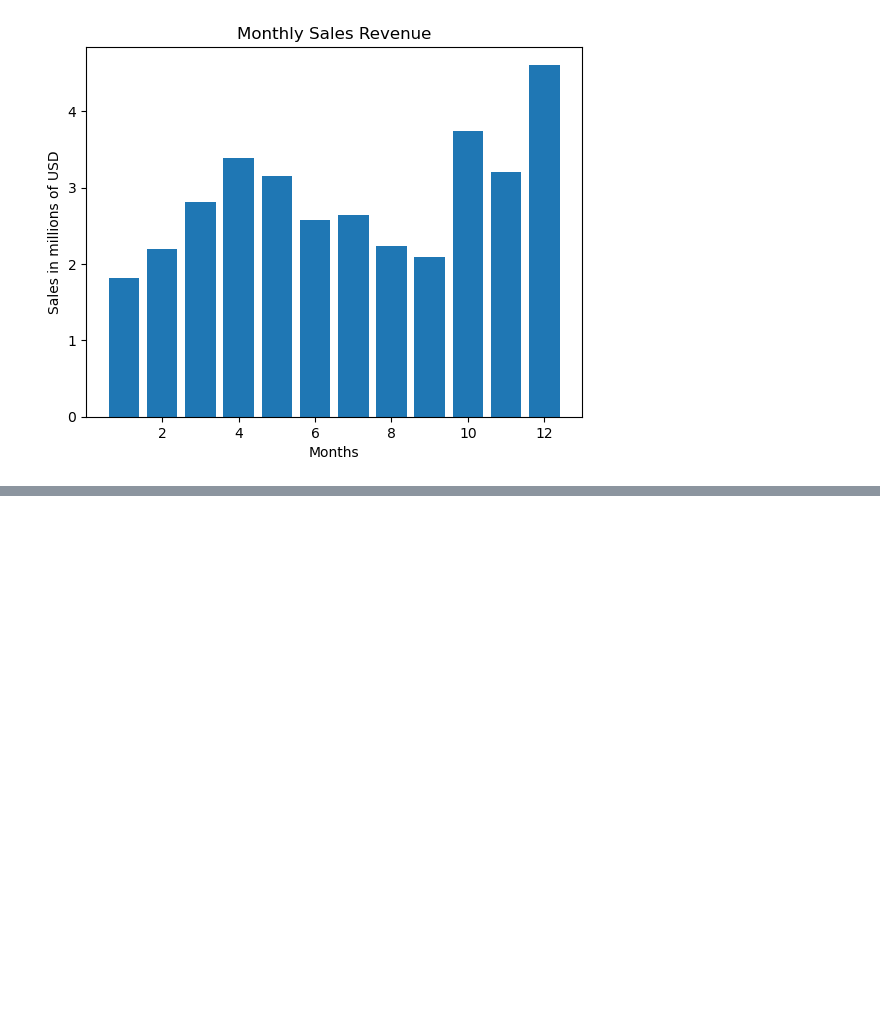
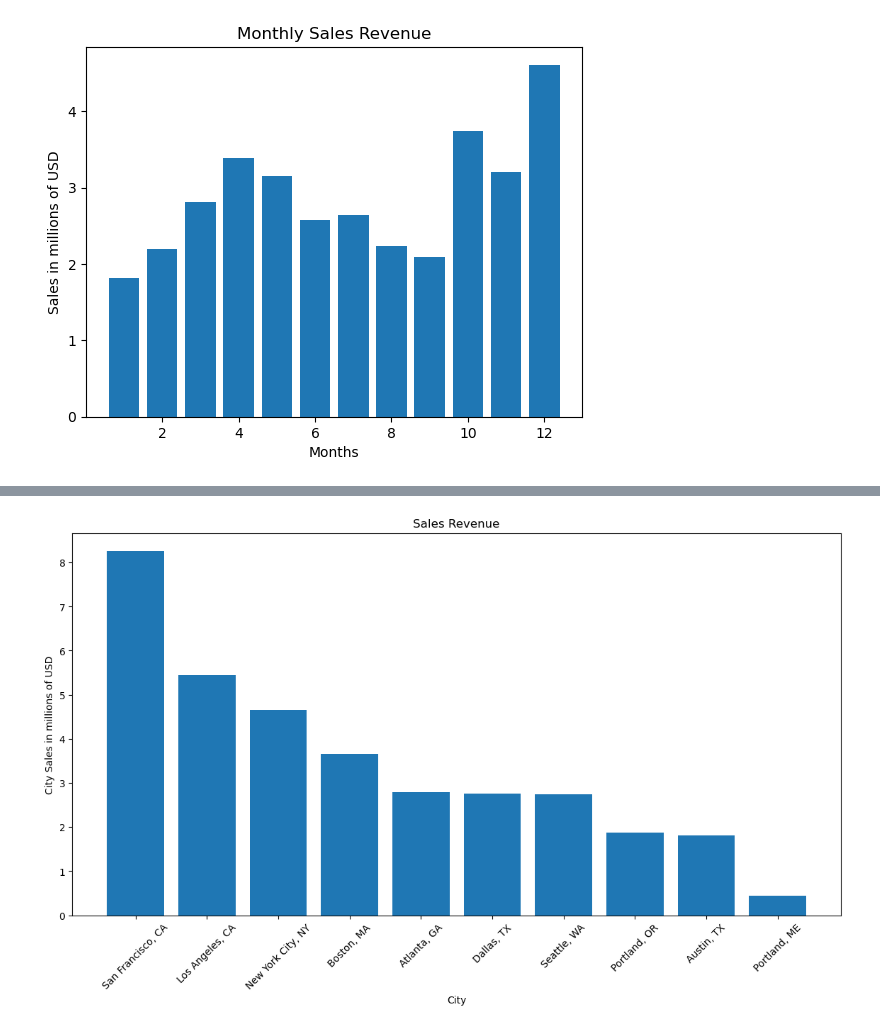
Before and after one commit to regan-mu/ADS-OCT-2023, a Jupyter notebook: 17 Sales Analysis/classwork.ipynb, the cells around one changed output, grey strips where cells are left out. Cells and saved outputs as stored; diff of their text form; code cells hidden in the pictures; blank space fills up the shorter version.

```diff
--- a/17 Sales Analysis/classwork.ipynb
+++ b/17 Sales Analysis/classwork.ipynb
@@ -227,0 +245,3 @@ plt.show()
+# %%
+df["city"] = df["Purchase Address"].apply(lambda x: f"{get_city(x)}, {get_state(x)}")
+df
@@ -227,0 +262,6 @@ plt.show()
+# %%
+sales_per_city = df.groupby("city")["Sales"]\
+    .sum()\
+    .reset_index(name="TotalSales")\
+    .sort_values(by="TotalSales", ascending=False)
+sales_per_city
@@ -227,0 +280,10 @@ plt.show()
+# %%
+plt.figure(figsize=(14, 7))
+plt.bar(sales_per_city["city"], sales_per_city["TotalSales"]/1000000)
+plt.ylabel("City Sales in millions of USD")
+plt.xlabel("City")
+plt.title("Sales Revenue")
+plt.xticks(rotation=45)
+plt.show()
+# %% [output]
+[figure, added]
```
Also changed, not shown: parts of 17 cells of this notebook, 6 other files.
